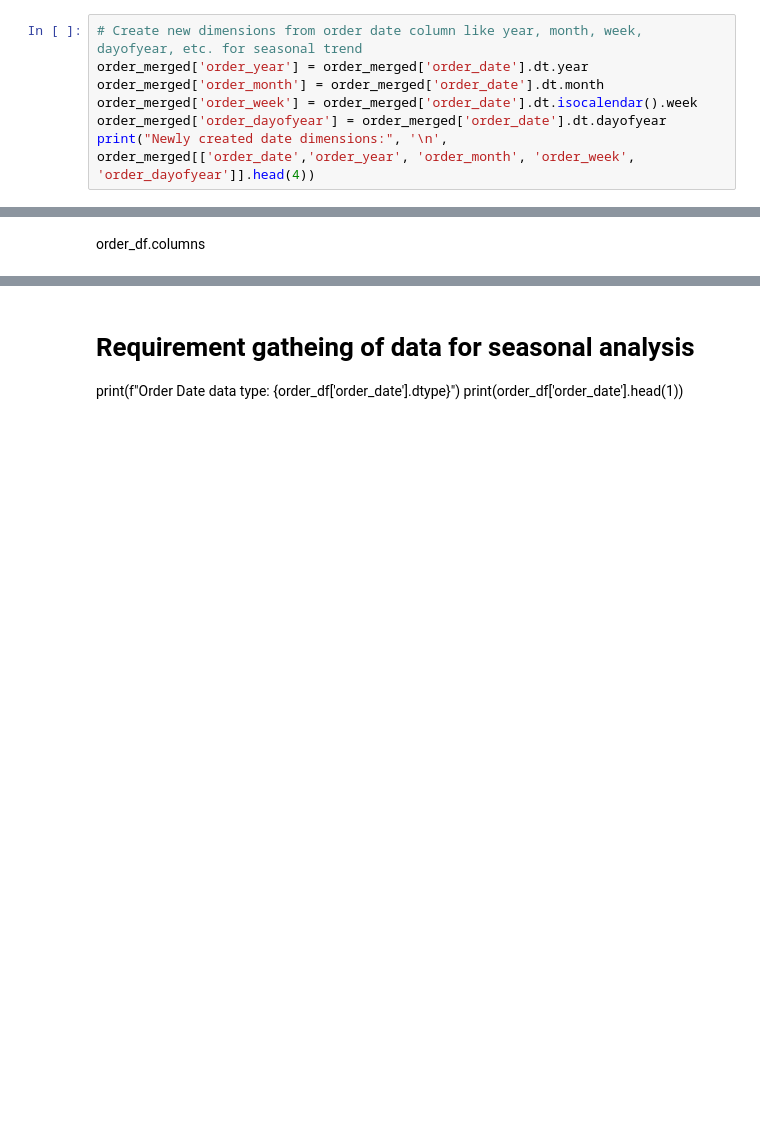
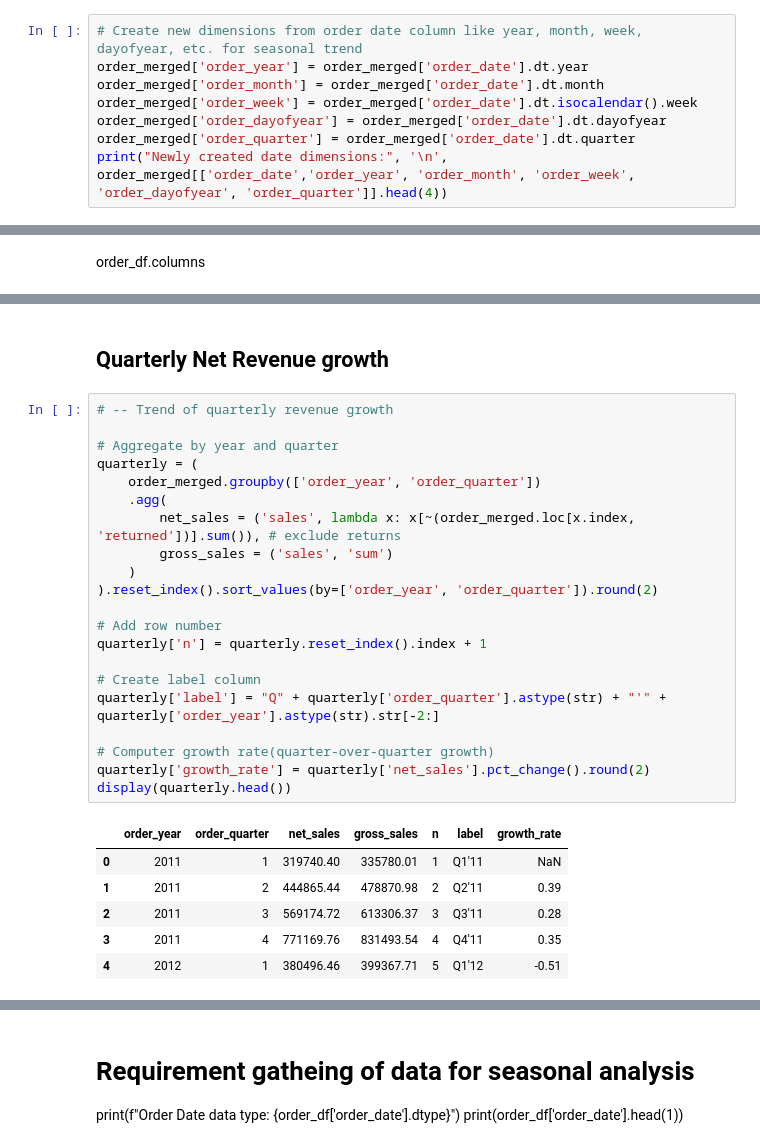
Before and after one commit to annugit1655/Global-Superstore-Project, a Jupyter notebook: notebooks/order-return-sales-analysis.ipynb, the cells around one changed output, grey strips where cells are left out. Drawn from its saved outputs; the diff is of its cells as text; blank space fills up the shorter version.

```diff
--- a/notebooks/order-return-sales-analysis.ipynb
+++ b/notebooks/order-return-sales-analysis.ipynb
@@ -410,6 +410,7 @@ order_merged['order_year'] = order_merged['order_date'].dt.year
 order_merged['order_month'] = order_merged['order_date'].dt.month
 order_merged['order_week'] = order_merged['order_date'].dt.isocalendar().week
 order_merged['order_dayofyear'] = order_merged['order_date'].dt.dayofyear
-print("Newly created date dimensions:", '\n', order_merged[['order_date','order_year', 'order_month', 'order_week', 'order_dayofyear']].head(4))
+order_merged['order_quarter'] = order_merged['order_date'].dt.quarter
+print("Newly created date dimensions:", '\n', order_merged[['order_date','order_year', 'order_month', 'order_week', 'order_dayofyear', 'order_quarter']].head(4))
 # %% [output]
 Newly created date dimensions:
@@ -529,0 +578,30 @@ order_df.columns
+# %% [markdown]
+## **Quarterly Net Revenue growth**
+# %%
+# -- Trend of quarterly revenue growth
+
+# Aggregate by year and quarter
+quarterly = (
+    order_merged.groupby(['order_year', 'order_quarter'])
+    .agg(
+        net_sales = ('sales', lambda x: x[~(order_merged.loc[x.index, 'returned'])].sum()), # exclude returns
+        gross_sales = ('sales', 'sum')
+    )
+).reset_index().sort_values(by=['order_year', 'order_quarter']).round(2)
+
+# Add row number
+quarterly['n'] = quarterly.reset_index().index + 1
+
+# Create label column
+quarterly['label'] = "Q" + quarterly['order_quarter'].astype(str) + "'" + quarterly['order_year'].astype(str).str[-2:]
+
+# Computer growth rate(quarter-over-quarter growth)
+quarterly['growth_rate'] = quarterly['net_sales'].pct_change().round(2)
+display(quarterly.head())
+# %% [output]
+|  | order_year | order_quarter | net_sales | gross_sales | n | label | growth_rate |
+| 0 | 2011 | 1 | 319740.40 | 335780.01 | 1 | Q1'11 | NaN |
+| 1 | 2011 | 2 | 444865.44 | 478870.98 | 2 | Q2'11 | 0.39 |
+| 2 | 2011 | 3 | 569174.72 | 613306.37 | 3 | Q3'11 | 0.28 |
+| 3 | 2011 | 4 | 771169.76 | 831493.54 | 4 | Q4'11 | 0.35 |
+| 4 | 2012 | 1 | 380496.46 | 399367.71 | 5 | Q1'12 | -0.51 |
```
Also changed, not shown: parts of 16 cells of this notebook.
